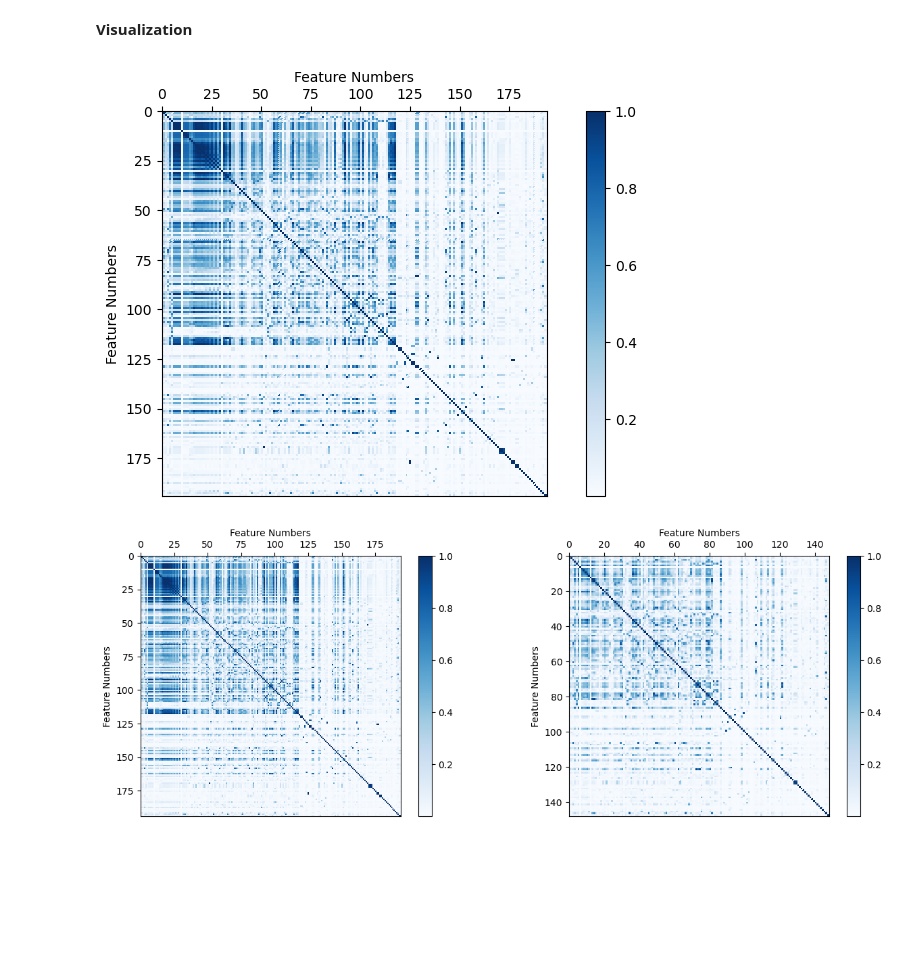
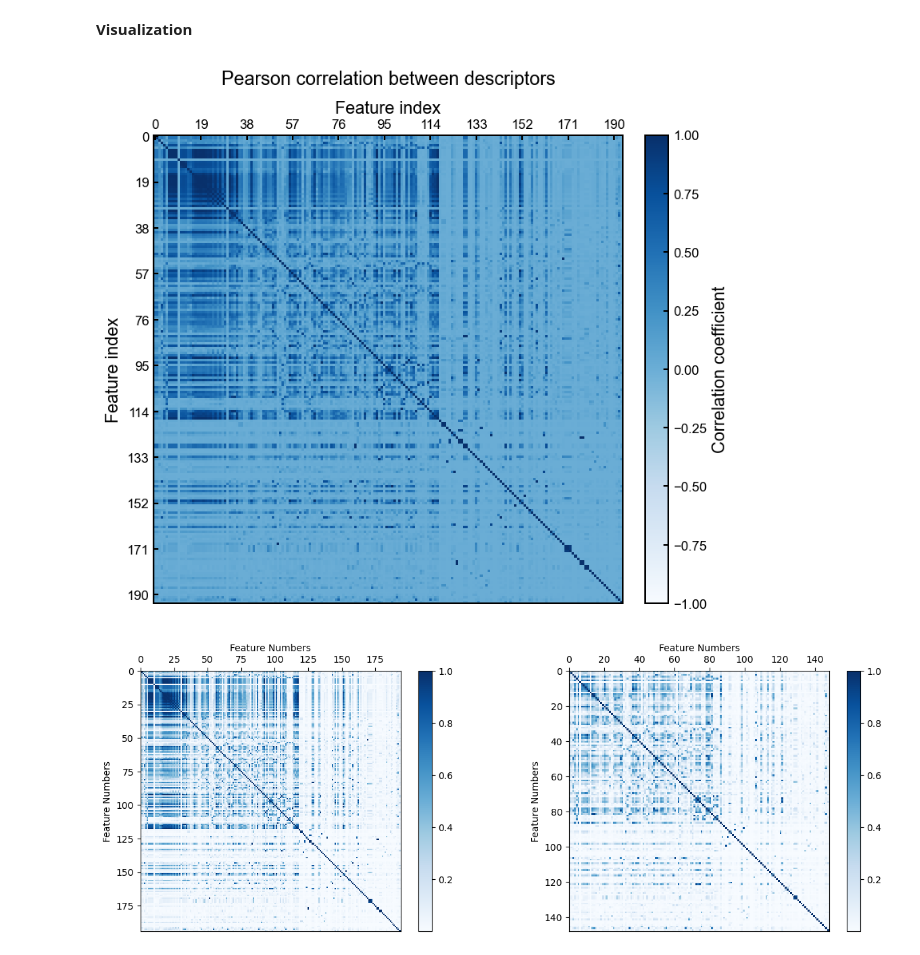
Before and after one commit to heyitsdipu/polymer-informatics, a Jupyter notebook: notebooks/01_polymer_ml_foundation.ipynb, the cells around one changed output. Drawn from its saved outputs; the diff is of its cells as text; code cells hidden in the pictures; blank space fills up the shorter version.

```diff
--- a/notebooks/01_polymer_ml_foundation.ipynb
+++ b/notebooks/01_polymer_ml_foundation.ipynb
@@ -47,6 +47,23 @@ from tensorflow.keras.layers import Conv2D, MaxPooling2D, Conv1D, MaxPooling1D,
 
 from rdkit import rdBase
 rdBase.DisableLog('rdApp.warning')
+
+# ---- Global ----
+plt.rcParams.update({
+    "font.family": "Arial",
+    "font.size": 12,
+    "axes.titlesize": 14,
+    "axes.labelsize": 13,
+    "xtick.labelsize": 10,
+    "ytick.labelsize": 10,
+    "axes.linewidth": 1.2,
+    "xtick.major.width": 1.2,
+    "ytick.major.width": 1.2,
+    "xtick.direction": "in",
+    "ytick.direction": "in",
+    "figure.dpi": 120,
+    "savefig.dpi": 600,
+})
 # %% [markdown]
 ## Background
 
@@ -462,18 +479,51 @@ descriptors_corr_df = descriptors_df_nonconstant.corr(method="pearson").abs()
 # %% [markdown]
 **Visualization**
 # %%
-fig1, ax1 = plt.subplots(figsize=(10, 5))
-c = ax1.pcolor(descriptors_corr_df, cmap="Blues")
-ax1.set_ylim(ax1.get_ylim()[::-1])
-ax1.xaxis.set_ticks_position('top')
-ax1.xaxis.set_label_position('top')
-ax1.set_xlabel('Feature Numbers')
-ax1.set_ylabel('Feature Numbers')
-ax1.set_aspect('equal')
-plt.colorbar(c,ax=ax1)
+corr = descriptors_corr_df.values
+
+fig, ax = plt.subplots(figsize=(7, 6))
+
+im = ax.imshow(
+    corr,
+    cmap="Blues",
+    vmin=-1,
+    vmax=1,
+    interpolation="nearest",
+    aspect="equal"
+)
+
+# ticks only every N features to avoid clutter
+step = max(len(corr)//10, 1)
+ticks = np.arange(0, len(corr), step)
+
+ax.set_xticks(ticks)
+ax.set_yticks(ticks)
+ax.set_xlabel("Feature index")
+ax.set_ylabel("Feature index")
+ax.set_title("Pearson correlation between descriptors", pad=12)
+
+# move x ticks to top (journal style heatmaps)
+ax.xaxis.tick_top()
+ax.xaxis.set_label_position('top')
+
+# colorbar
+cbar = fig.colorbar(im, ax=ax, fraction=0.046, pad=0.04)
+cbar.set_label("Correlation coefficient")
+
+# tight margins
+plt.tight_layout()
+
+# ---- Save publication figure ----
+plt.savefig(
+    "../images/descriptor_correlation.png",
+    dpi=600,
+    bbox_inches="tight",
+    facecolor="white"
+)
+
 plt.show()
 # %% [output]
-[figure, old version]
+[figure, new version]
 # %%
 threshold = 0.95
 
```
Also changed, not shown: 2 other files.
